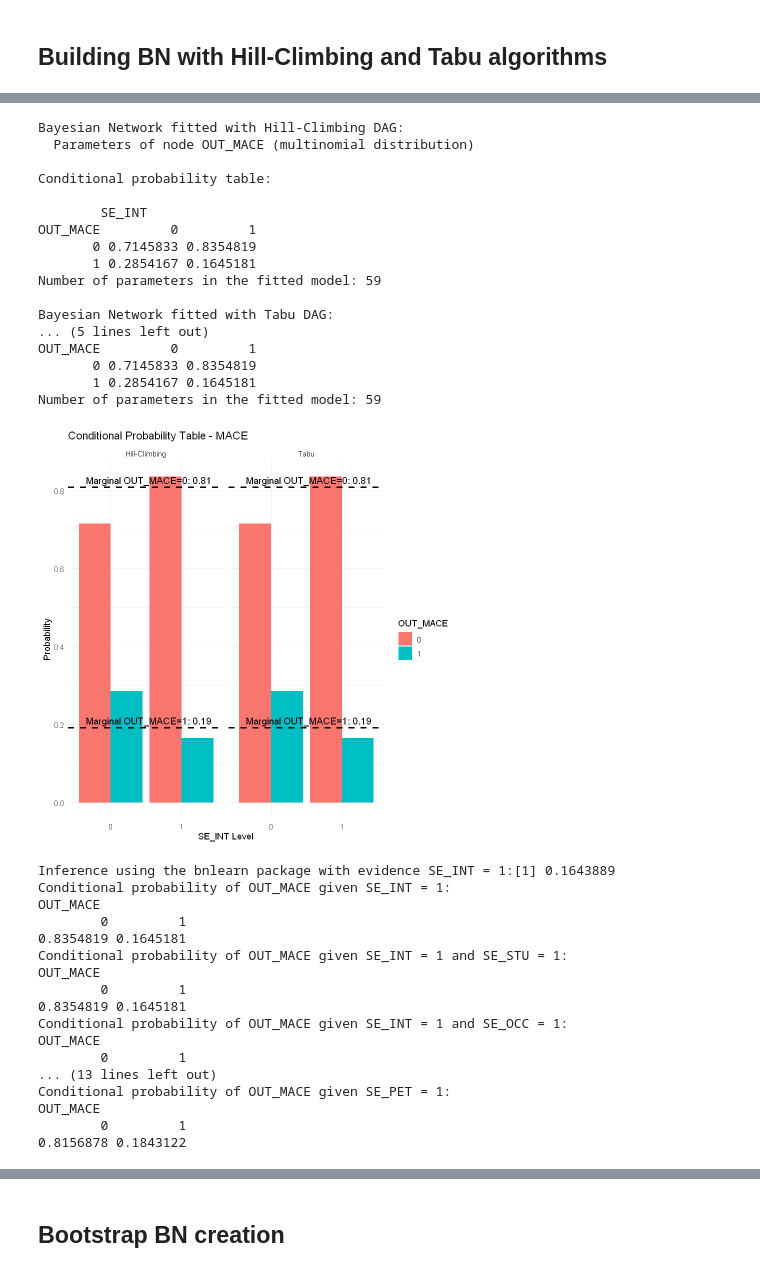
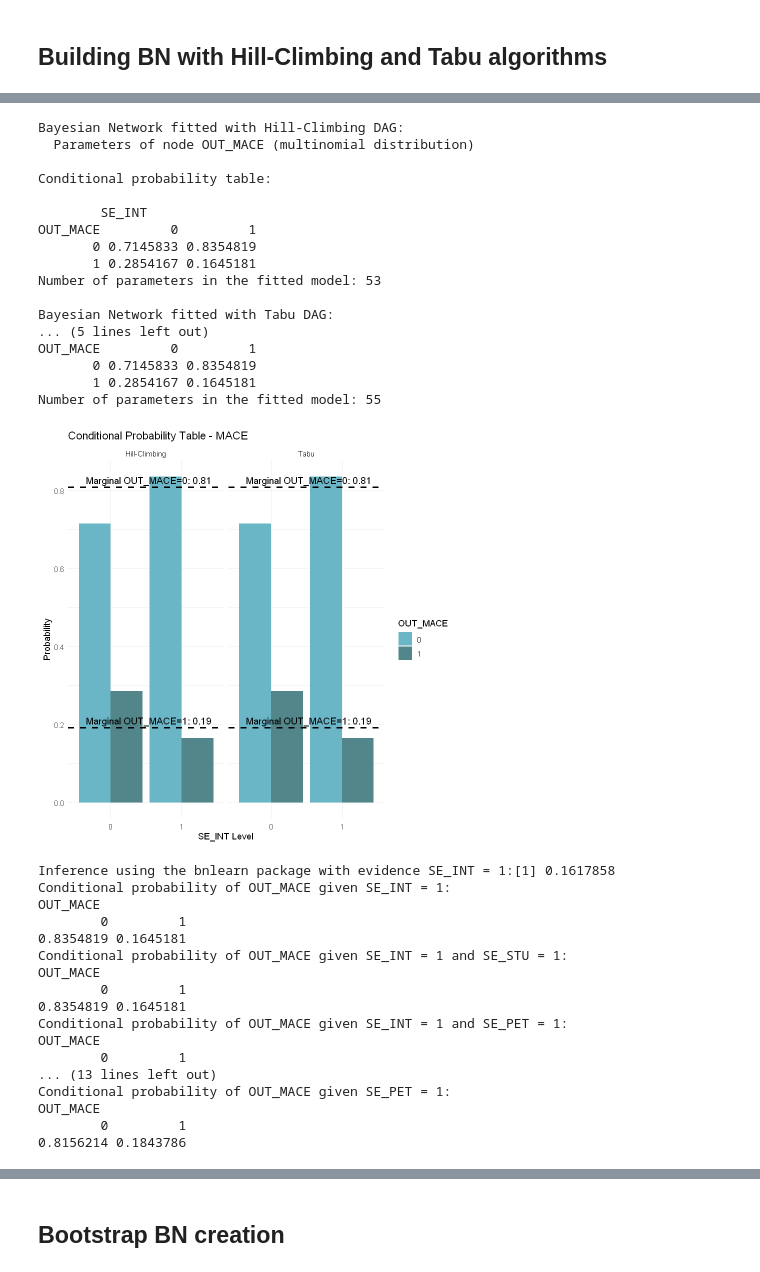
Before and after one commit to JoseLuisMaldonadoA/TFM, a Jupyter notebook: Notebooks/BayesianNetworksAnalysis.ipynb, the cells around one changed output, grey strips where cells are left out. Drawn from its saved outputs; the diff is of its cells as text; code cells hidden in the pictures.

```diff
--- a/Notebooks/BayesianNetworksAnalysis.ipynb
+++ b/Notebooks/BayesianNetworksAnalysis.ipynb
@@ -89,0 +99,24 @@ BIC score of the DAG learned with tabu search: -18724.23
+# %%
+# EXAMPLE DAG FOR MEMORY
+
+# Subset data for selected variables
+data_sel <- data %>% select(SE_RES, SE_PET, SE_STU, SE_INT)
+# Learn the DAG using hill-climbing for the selected variables
+dag_sel <- hc(data_sel, score = "bic")
+
+# Plot the DAG
+par(bg = "white")
+g_sel <- graphviz.plot(dag_sel, main = "DAG HC: SE_RES, SE_PET, SE_STU, SE_INT", render = FALSE)
+labels_sel <- setNames(remove_prefix(nodes(dag_sel)), nodes(dag_sel))
+graph::nodeRenderInfo(g_sel)$label <- labels_sel
+Rgraphviz::renderGraph(g_sel)
+
+# Fit the Bayesian network to get CPTs
+bn_sel <- bn.fit(dag_sel, data = data_sel)
+
+# # Print CPTs for each node
+# cat("Conditional Probability Tables for each node:\n")
+# for (node in nodes(dag_sel)) {
+#     cat("\nNode:", node, "\n")
+#     print(bn_sel[[node]])
+# }
@@ -140,37 +233,38 @@ df_combined <- rbind(df_hc, df_tabu)
 # Calculate marginal probability of OUT_MACE = "1"
 marginal_prob <- prop.table(table(data$OUT_MACE))
 
 ggplot(df_combined, aes(x = SE_INT, y = Freq, fill = OUT_MACE)) +
         geom_bar(stat = "identity", position = "dodge") +
         facet_wrap(~Method) +
+        scale_fill_manual(values = c("0" = "#6ab5c6", "1" = "#53868B")) +
         labs(title = "Conditional Probability Table - MACE",
                  x = "SE_INT Level", y = "Probability") +
         theme_minimal() +
         geom_hline(yintercept = marginal_prob["1"], linetype = "dashed", color = "black", linewidth = 1) +
         annotate("text", x = Inf, y = marginal_prob["1"], label = sprintf("Marginal OUT_MACE=1: %.2f", marginal_prob["1"]),
-                         vjust = -0.5, hjust = 1.1, color = "black", size = 4)+
+                         vjust = -0.5, hjust = 1.1, color = "black", size = 4) +
         geom_hline(yintercept = marginal_prob["0"], linetype = "dashed", color = "black", linewidth = 1) +
         annotate("text", x = Inf, y = marginal_prob["0"], label = sprintf("Marginal OUT_MACE=0: %.2f", marginal_prob["0"]),
                          vjust = -0.5, hjust = 1.1, color = "black", size = 4)
 # %% [output]
 Bayesian Network fitted with Hill-Climbing DAG:
   Parameters of node OUT_MACE (multinomial distribution)
 
 Conditional probability table:
 
         SE_INT
 OUT_MACE         0         1
        0 0.7145833 0.8354819
        1 0.2854167 0.1645181
-Number of parameters in the fitted model: 59
+Number of parameters in the fitted model: 53
 
 Bayesian Network fitted with Tabu DAG:
 ... (5 lines left out)
 OUT_MACE         0         1
        0 0.7145833 0.8354819
        1 0.2854167 0.1645181
-Number of parameters in the fitted model: 59
+Number of parameters in the fitted model: 55
-[figure, old version]
+[figure, new version]
 # %%
 # Perform inference using the bnlearn package
 cat("\nInference using the bnlearn package with evidence SE_INT = 1:")
@@ -182,18 +276,18 @@ cat("Conditional probability of OUT_MACE given SE_INT = 1:\n")
 print(querygrain(bn_hc_grain, nodes = "OUT_MACE", evidence = list(SE_INT = "1"))$OUT_MACE)
 cat("Conditional probability of OUT_MACE given SE_INT = 1 and SE_STU = 1:\n")
 print(querygrain(bn_hc_grain, nodes = "OUT_MACE", evidence = list(SE_INT = "1", SE_STU = "1"))$OUT_MACE)
-cat("Conditional probability of OUT_MACE given SE_INT = 1 and SE_OCC = 1:\n")
-print(querygrain(bn_hc_grain, nodes = "OUT_MACE", evidence = list(SE_INT = "1", SE_OCC = "1"))$OUT_MACE)
-cat("Conditional probability of OUT_MACE given SE_OCC = 1:\n")
-print(querygrain(bn_hc_grain, nodes = "OUT_MACE", evidence = list(SE_OCC = "1"))$OUT_MACE)
+cat("Conditional probability of OUT_MACE given SE_INT = 1 and SE_PET = 1:\n")
+print(querygrain(bn_hc_grain, nodes = "OUT_MACE", evidence = list(SE_INT = "1", SE_PET = "1"))$OUT_MACE)
+cat("Conditional probability of OUT_MACE given SE_PET = 1:\n")
+print(querygrain(bn_hc_grain, nodes = "OUT_MACE", evidence = list(SE_PET = "1"))$OUT_MACE)
 cat("Conditional probability of OUT_MACE given SE_STU = 1:\n")
 print(querygrain(bn_hc_grain, nodes = "OUT_MACE", evidence = list(SE_STU = "1"))$OUT_MACE)
-cat("Conditional probability of OUT_MACE given SE_OCC = 1 and SE_STU = 1:\n")
-print(querygrain(bn_hc_grain, nodes = "OUT_MACE", evidence = list(SE_OCC = "1", SE_STU = "1"))$OUT_MACE)
+cat("Conditional probability of OUT_MACE given SE_PET = 1 and SE_STU = 1:\n")
+print(querygrain(bn_hc_grain, nodes = "OUT_MACE", evidence = list(SE_PET = "1", SE_STU = "1"))$OUT_MACE)
 cat("Conditional probability of OUT_MACE given SE_PET = 1:\n")
 print(querygrain(bn_hc_grain, nodes = "OUT_MACE", evidence = list(SE_PET = "1"))$OUT_MACE)
 # %% [output]
-Inference using the bnlearn package with evidence SE_INT = 1:[1] 0.1643889
+Inference using the bnlearn package with evidence SE_INT = 1:[1] 0.1617858
 Conditional probability of OUT_MACE given SE_INT = 1:
 OUT_MACE
         0         1
@@ -202,14 +296,14 @@ Conditional probability of OUT_MACE given SE_INT = 1 and SE_STU = 1:
 OUT_MACE
         0         1
 0.8354819 0.1645181
-Conditional probability of OUT_MACE given SE_INT = 1 and SE_OCC = 1:
+Conditional probability of OUT_MACE given SE_INT = 1 and SE_PET = 1:
 OUT_MACE
         0         1
 ... (13 lines left out)
 Conditional probability of OUT_MACE given SE_PET = 1:
 OUT_MACE
         0         1
-0.8156878 0.1843122
+0.8156214 0.1843786
 # %%
 # Exact inference for the Bayesian network using the hill-climbing DAG
 bn_hc_grain <- compile(as.grain(bn_hc))
```
Also changed, not shown: parts of 21 cells of this notebook.
